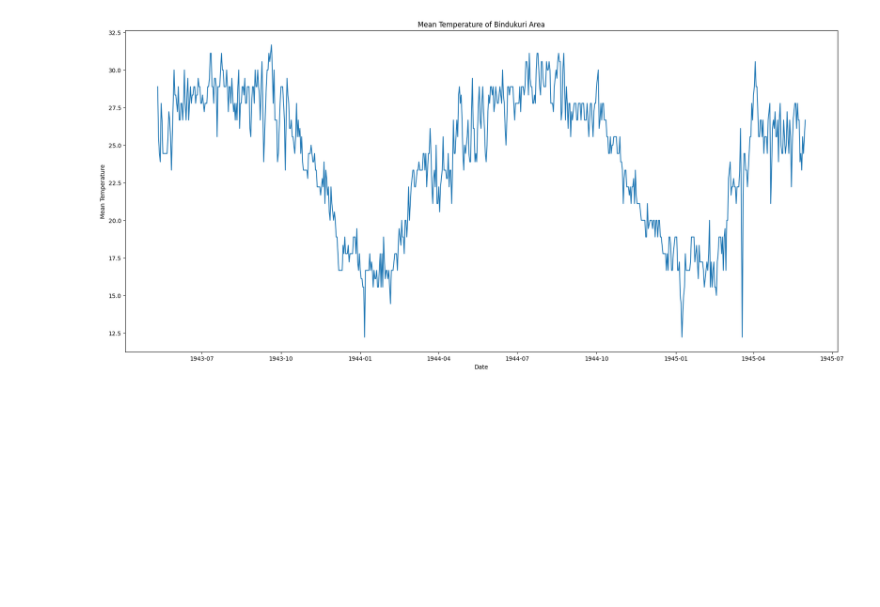
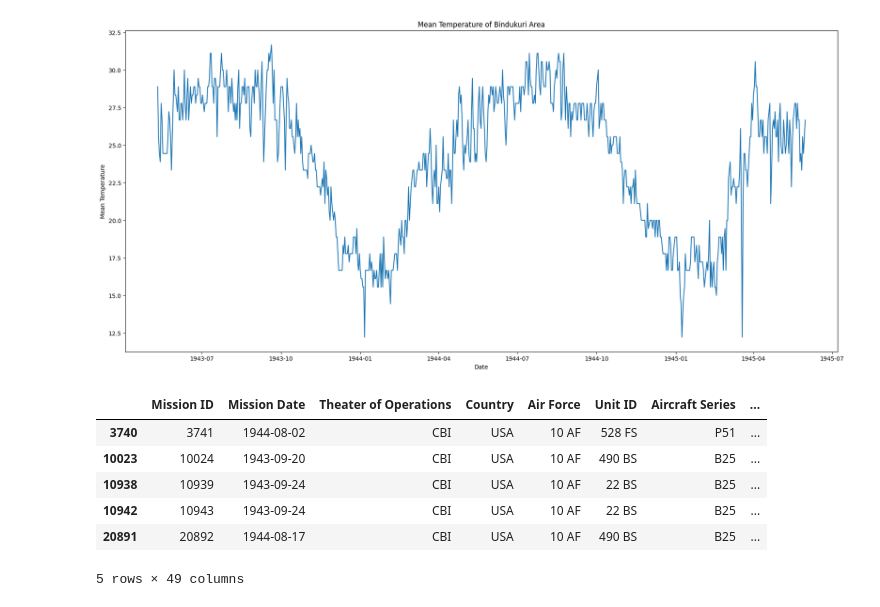
Before and after one commit to houhuawei23/ai-practice-24, a Jupyter notebook: exp3/eda.ipynb, the cells around one changed output. Cells and saved outputs as stored; diff of their text form; code cells hidden in the pictures; blank space fills up the shorter version.

```diff
--- a/exp3/eda.ipynb
+++ b/exp3/eda.ipynb
@@ -418,3 +553,13 @@ city = "KATHA"
 aerial_war = aerial[aerial.Country == attack]
 aerial_war = aerial_war[aerial_war["Target Country"] == target]
 aerial_war = aerial_war[aerial_war["Target City"] == city]
+# %%
+aerial_war.head()
+# %% [output]
+|  | Mission ID | Mission Date | Theater of Operations | Country | Air Force | Unit ID | Aircraft Series | ... |
+| 3740 | 3741 | 1944-08-02 | CBI | USA | 10 AF | 528 FS | P51 | ... |
+| 10023 | 10024 | 1943-09-20 | CBI | USA | 10 AF | 490 BS | B25 | ... |
+| 10938 | 10939 | 1943-09-24 | CBI | USA | 10 AF | 22 BS | B25 | ... |
+| 10942 | 10943 | 1943-09-24 | CBI | USA | 10 AF | 22 BS | B25 | ... |
+| 20891 | 20892 | 1944-08-17 | CBI | USA | 10 AF | 490 BS | B25 | ... |
+5 rows × 49 columns
```
Also changed, not shown: parts of 26 cells of this notebook, 9 other files.
